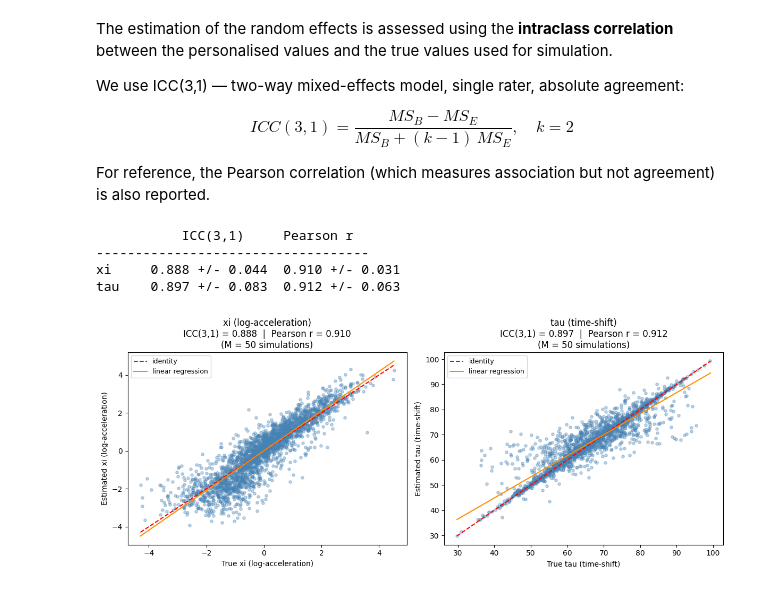
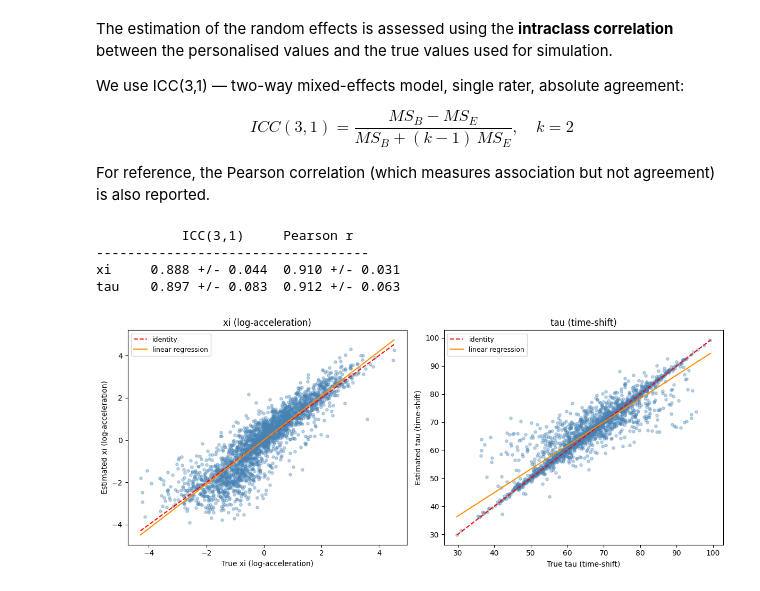
Before and after one commit to JeanJNMV/leaspy-JointSimulation, a Jupyter notebook: notebooks/3. Paper's Pipeline.ipynb, the cells around one changed output. Cells and saved outputs as stored; diff of their text form; code cells hidden in the pictures.

```diff
--- a/notebooks/3. Paper's Pipeline.ipynb
+++ b/notebooks/3. Paper's Pipeline.ipynb
@@ -409,33 +409,32 @@ else:
 
         slope, intercept = np.polyfit(at, ah, 1)
         ax.plot(
             [lo, hi],
             [slope * lo + intercept, slope * hi + intercept],
             color="darkorange",
             lw=1.5,
             label="linear regression",
         )
 
         ax.set_xlabel(f"True {col_name}")
         ax.set_ylabel(f"Estimated {col_name}")
 
         icc_m = np.nanmean(icc_vals)
         r_m   = np.nanmean(r_vals) if r_vals else float("nan")
         ax.set_title(
-            f"{col_name}\nICC(3,1) = {icc_m:.3f}  |  Pearson r = {r_m:.3f}\n"
-            f"(M = {len(valid_pairs)} simulations)"
+            f"{col_name}"
         )
         ax.legend(fontsize=9)
 
         icc_s = np.nanstd(icc_vals)
         r_s   = np.nanstd(r_vals) if r_vals else float("nan")
         print(f"{col:5s}  {icc_m:.3f} +/- {icc_s:.3f}  {r_m:.3f} +/- {r_s:.3f}")
 
     plt.tight_layout()
     plt.show()
 # %% [output]
            ICC(3,1)     Pearson r
 -----------------------------------
 xi     0.888 +/- 0.044  0.910 +/- 0.031
 tau    0.897 +/- 0.083  0.912 +/- 0.063
-[figure, old version]
+[figure, new version]
```
Also changed, not shown: parts of 3 cells of this notebook, 2 other files.
